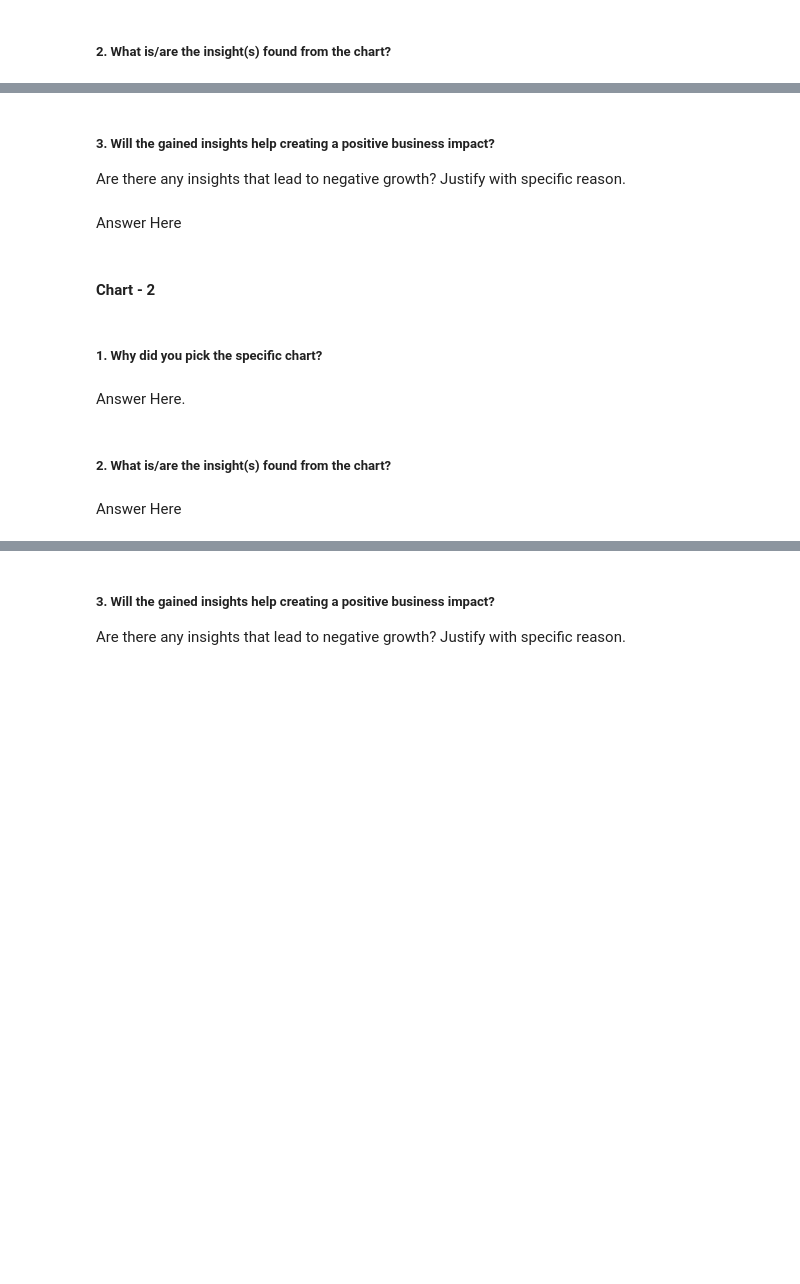
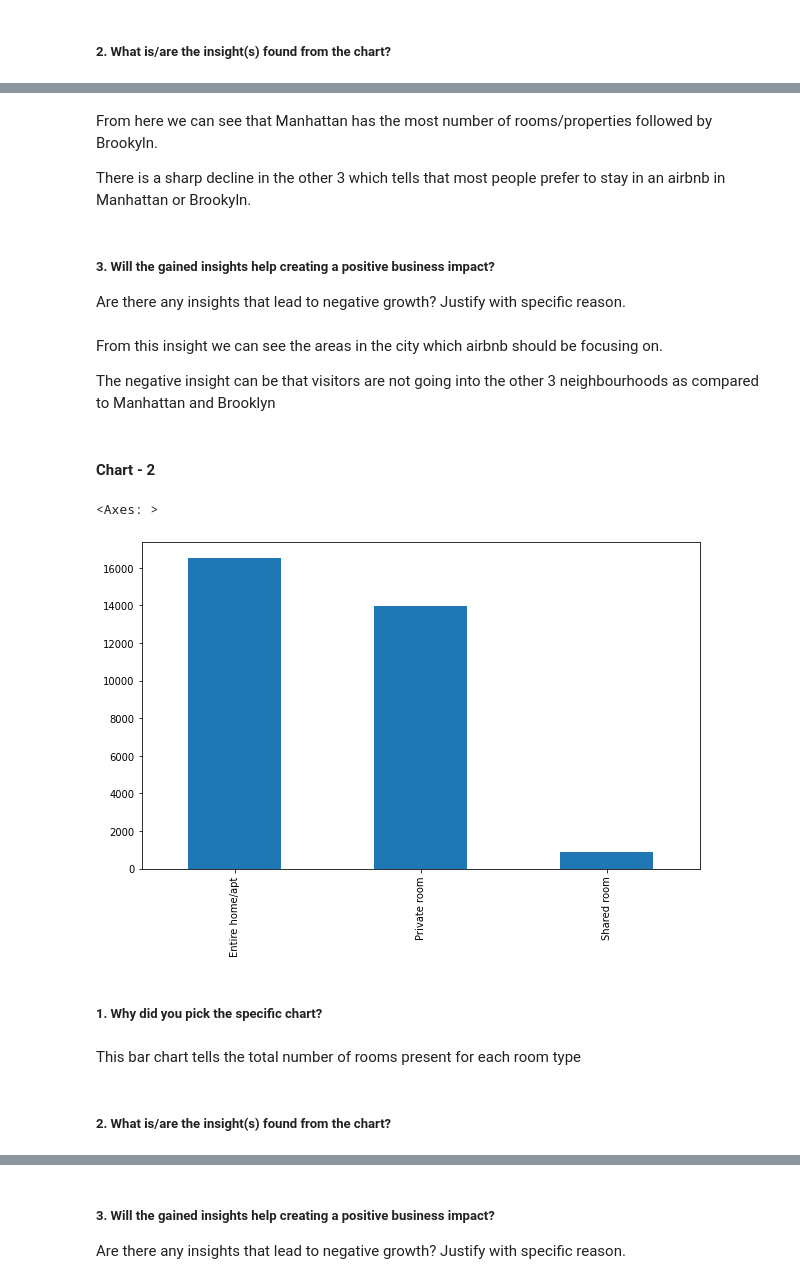
Before and after one commit to sidpatondikar/CAPSTONE-Airbnb-Booking-Analysis-Siddharth-Patondikar, a Jupyter notebook: Team_Notebook.ipynb, the cells around one changed output, grey strips where cells are left out. Saved outputs shown, nothing was run; the diff lists cells and outputs as text; code cells hidden in the pictures; blank space fills up the shorter version.

```diff
--- a/Team_Notebook.ipynb
+++ b/Team_Notebook.ipynb
@@ -140,17 +506,26 @@ Answer Here
+# %% [markdown]
+From here we can see that Manhattan has the most number of rooms/properties followed by Brookyln.
+
+There is a sharp decline in the other 3 which tells that most people prefer to stay in an airbnb in Manhattan or Brookyln.
 # %% [markdown]
 ##### 3. Will the gained insights help creating a positive business impact?
 Are there any insights that lead to negative growth? Justify with specific reason.
-# %% [markdown]
-Answer Here
+# %% [markdown]
+From this insight we can see the areas in the city which airbnb should be focusing on.
+
+The negative insight can be that visitors are not going into the other 3 neighbourhoods as compared to Manhattan and Brooklyn
 # %% [markdown]
 #### Chart - 2
 # %%
 # Chart - 2 visualization code
+plt.figure(figsize=(10,6))
+df3['room_type'].value_counts().plot(kind='bar')
+# %% [output]
+<Axes: >
+[figure, added]
 # %% [markdown]
 ##### 1. Why did you pick the specific chart?
-# %% [markdown]
-Answer Here.
+# %% [markdown]
+This bar chart tells the total number of rooms present for each room type
 # %% [markdown]
 ##### 2. What is/are the insight(s) found from the chart?
-# %% [markdown]
-Answer Here
```
Also changed, not shown: parts of 107 cells of this notebook.
